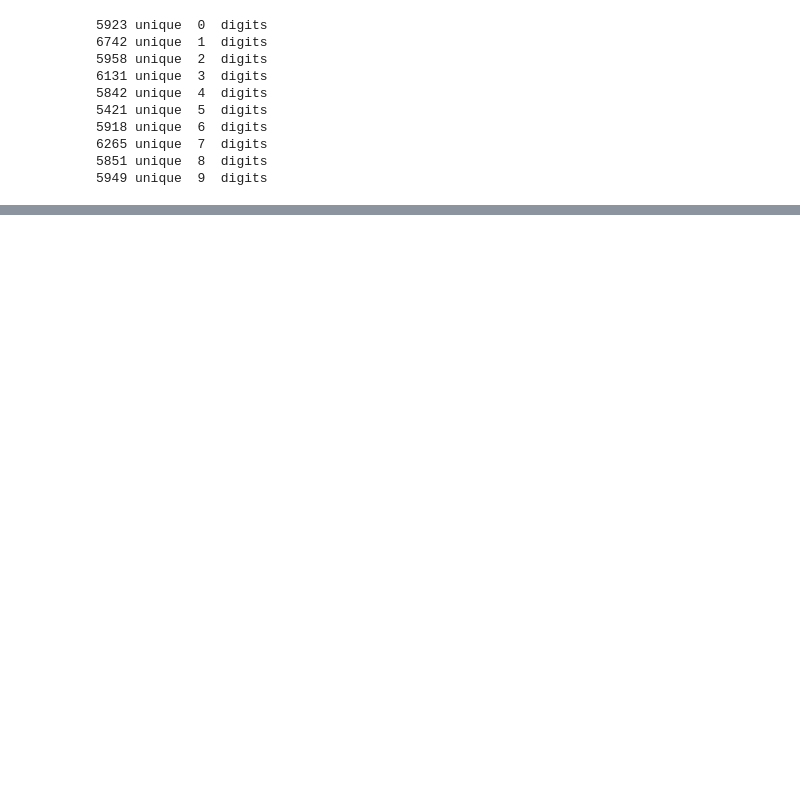
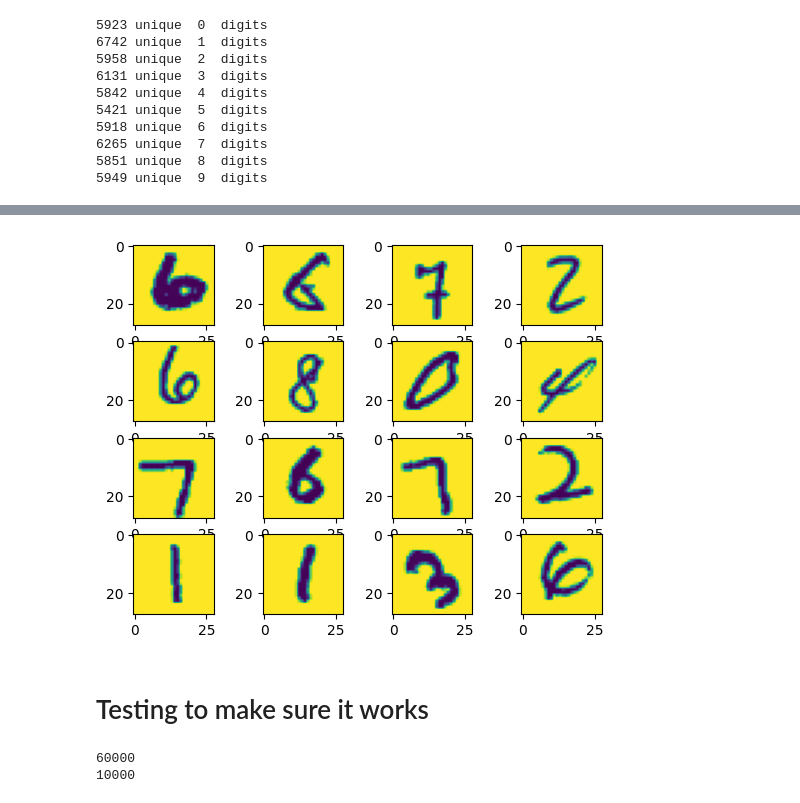
Before and after one commit to hwilt/CS477, a Jupyter notebook: Class_Exercises/Week08/DigitSoftMax/Digits.ipynb, the cells around one changed output, grey strips where cells are left out. Cells and saved outputs as stored; diff of their text form; code cells hidden in the pictures; blank space fills up the shorter version.

```diff
--- a/Class_Exercises/Week08/DigitSoftMax/Digits.ipynb
+++ b/Class_Exercises/Week08/DigitSoftMax/Digits.ipynb
@@ -50,0 +83,6 @@ class Digits(Dataset):
+# %%
+training = DigitsData("Digits")
+testing = DigitsData("DigitsTest")
+# %%
+loader = DataLoader(training, batch_size=16, shuffle=True)
+X, Y = next(iter(loader))
@@ -50,0 +93,14 @@ class Digits(Dataset):
+# %%
+for k in range(X.shape[0]):
+    plt.subplot(4,4, k+1)
+    plt.imshow(torch.reshape(X[k, :], (28,28)))
+# %% [output]
+[figure, added]
+# %% [markdown]
+# Testing to make sure it works
+# %%
+print(len(training))
+print(len(testing))
+# %% [output]
+60000
+10000
```
Also changed, not shown: parts of 4 cells of this notebook.
